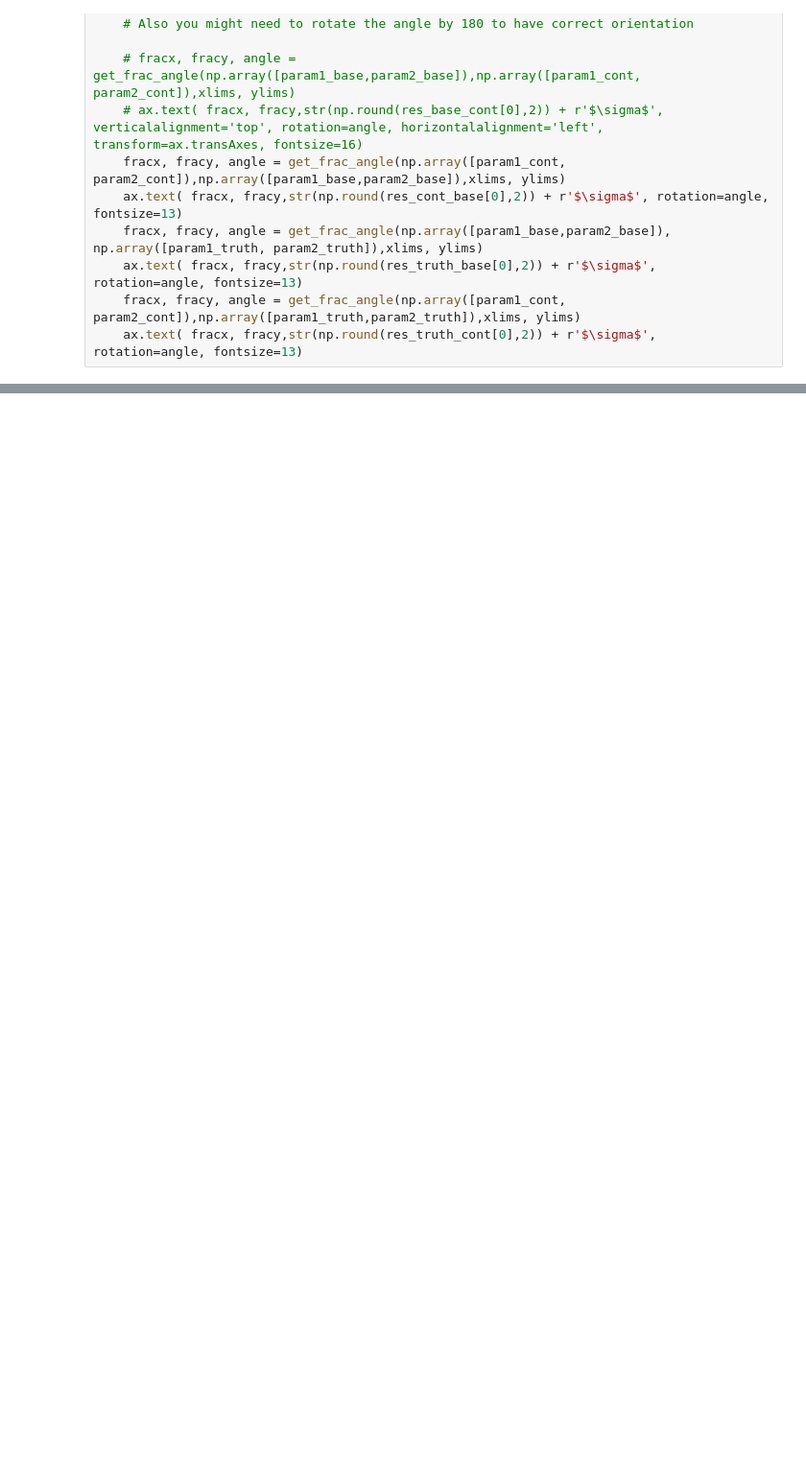
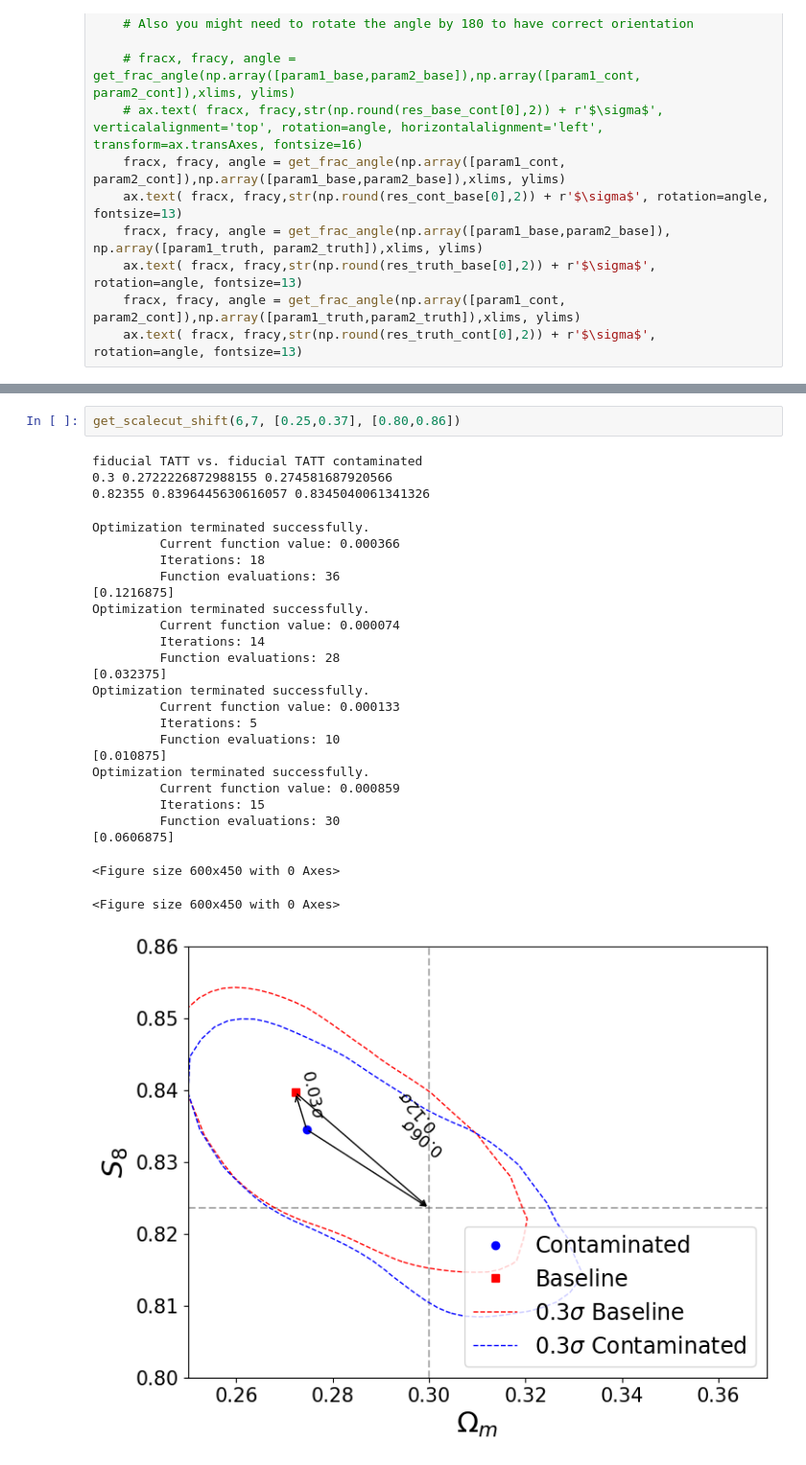
Before and after one commit to delve-survey/CosmicShearCosmosis, a Jupyter notebook: notebooks/CalculateScaleCutShift.ipynb, the cells around one changed output, grey strips where cells are left out. Shown at 96% size. Cells and saved outputs as stored; diff of their text form; blank space fills up the shorter version.

```diff
--- a/notebooks/CalculateScaleCutShift.ipynb
+++ b/notebooks/CalculateScaleCutShift.ipynb
@@ -315,0 +387,29 @@ Optimization terminated successfully.
+# %%
+get_scalecut_shift(6,7, [0.25,0.37], [0.80,0.86])
+# %% [output]
+fiducial TATT vs. fiducial TATT contaminated
+0.3 0.2722226872988155 0.274581687920566
+0.82355 0.8396445630616057 0.8345040061341326
+Optimization terminated successfully.
+         Current function value: 0.000366
+         Iterations: 18
+         Function evaluations: 36
+[0.1216875]
+Optimization terminated successfully.
+         Current function value: 0.000074
+         Iterations: 14
+         Function evaluations: 28
+[0.032375]
+Optimization terminated successfully.
+         Current function value: 0.000133
+         Iterations: 5
+         Function evaluations: 10
+[0.010875]
+Optimization terminated successfully.
+         Current function value: 0.000859
+         Iterations: 15
+         Function evaluations: 30
+[0.0606875]
+<Figure size 600x450 with 0 Axes>
+<Figure size 600x450 with 0 Axes>
+[figure, added]
```
Also changed, not shown: parts of 4 cells of this notebook, 3 other files.
